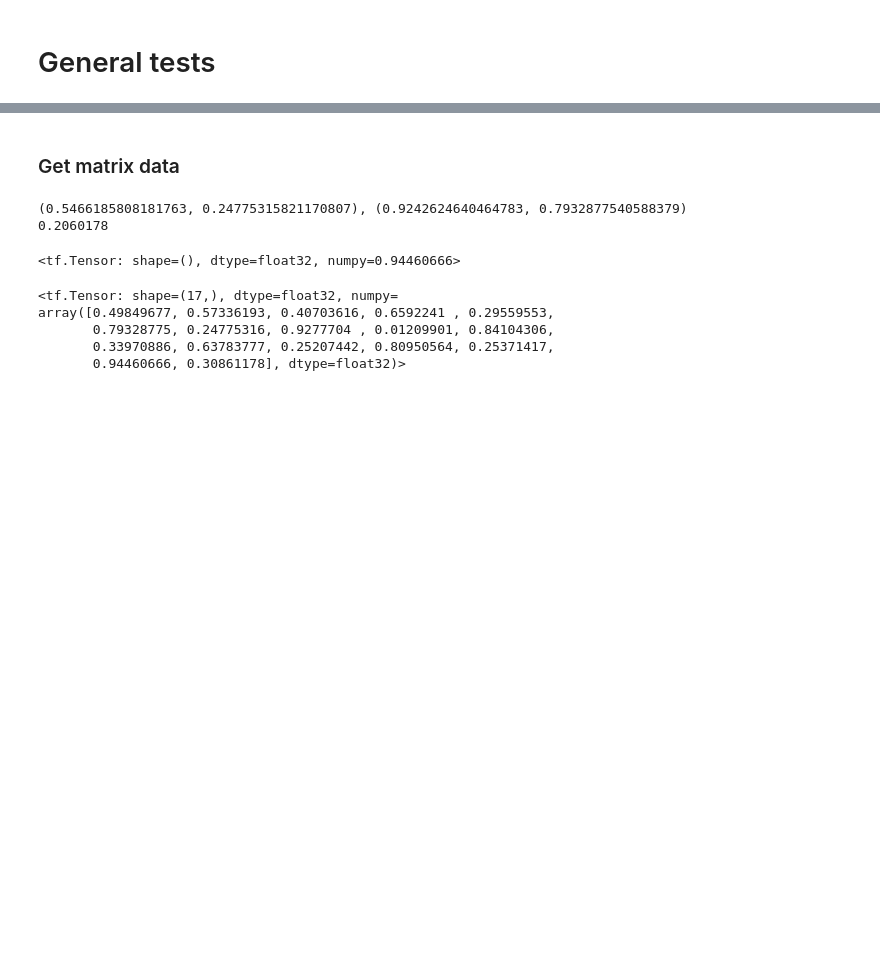
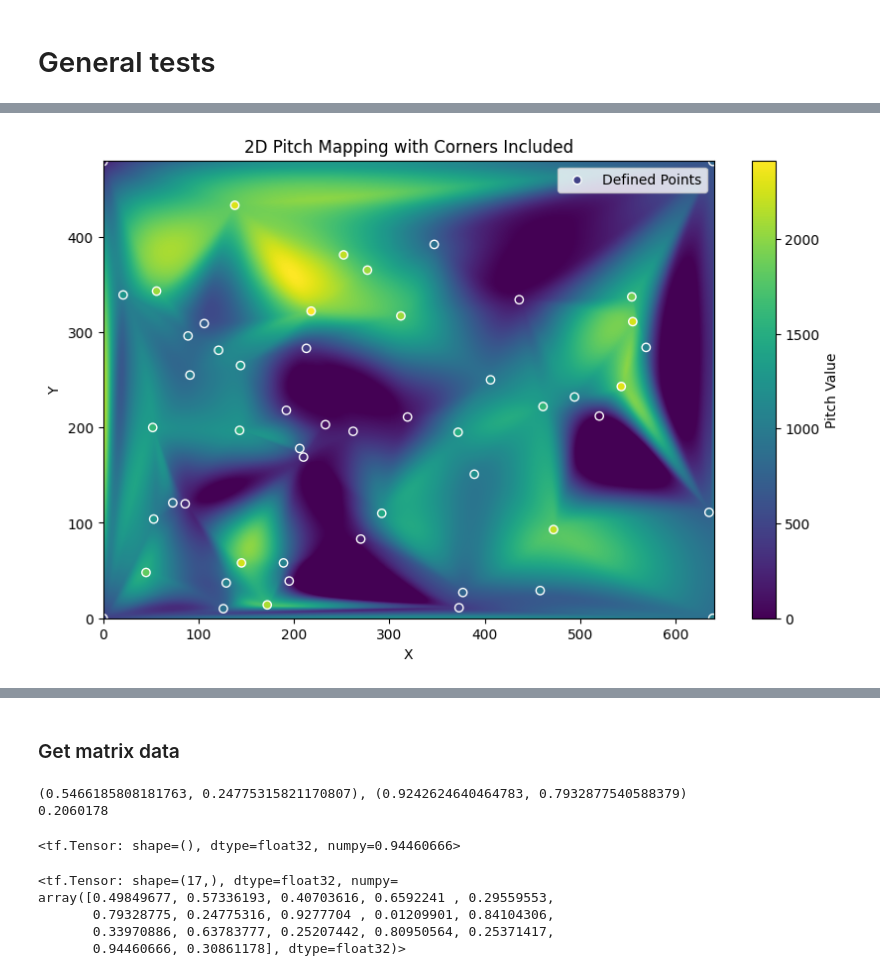
Before and after one commit to inesbroto/playncer, a Jupyter notebook: tests.ipynb, the cells around one changed output, grey strips where cells are left out. Saved outputs shown, nothing was run; the diff lists cells and outputs as text; code cells hidden in the pictures; blank space fills up the shorter version.

```diff
--- a/tests.ipynb
+++ b/tests.ipynb
@@ -2,0 +15,48 @@
+# %%
+import numpy as np
+import matplotlib.pyplot as plt
+from scipy.interpolate import griddata
+
+# Define grid dimensions
+x_dim, y_dim = 640, 480
+
+# Create a grid
+x = np.arange(x_dim)
+y = np.arange(y_dim)
+xx, yy = np.meshgrid(x, y)
+
+# Generate random points
+num_points = 50  # Number of random points
+random_x = np.random.randint(0, x_dim, size=num_points)
+random_y = np.random.randint(0, y_dim, size=num_points)
+random_points = np.array(list(zip(random_x, random_y)))
+
+# Assign random pitch values to random points
+random_pitch_values = np.random.uniform(20, 2000, size=num_points)  # MIDI or Hz
+
+# Define corner points
+corners = [(0, 0), (x_dim - 1, 0), (0, y_dim - 1), (x_dim - 1, y_dim - 1)]
+corner_pitch_values = [440, 880, 220, 660]  # Assign specific pitch values to corners
+
+# Combine random points and corner points
+all_points = np.vstack((random_points, corners))
+all_pitch_values = np.concatenate((random_pitch_values, corner_pitch_values))
+
+# Interpolate across the grid
+interpolated_pitch = griddata(
+    all_points, all_pitch_values, (xx, yy), method='cubic', fill_value=np.nan
+)
+#interpolated_pitch = np.maximum(interpolated_pitch, 0)
+
+# Visualization
+plt.figure(figsize=(10, 6))
+plt.imshow(interpolated_pitch, origin="lower", extent=(0, x_dim, 0, y_dim), cmap="viridis")
+plt.colorbar(label="Pitch Value")
+plt.scatter(*zip(*all_points), c=all_pitch_values, edgecolor="white", label="Defined Points")
+plt.legend()
+plt.title("2D Pitch Mapping with Corners Included")
+plt.xlabel("X")
+plt.ylabel("Y")
+plt.show()
+# %% [output]
+[figure, added]
```
Also changed, not shown: parts of 4 cells of this notebook, 3 other files.
